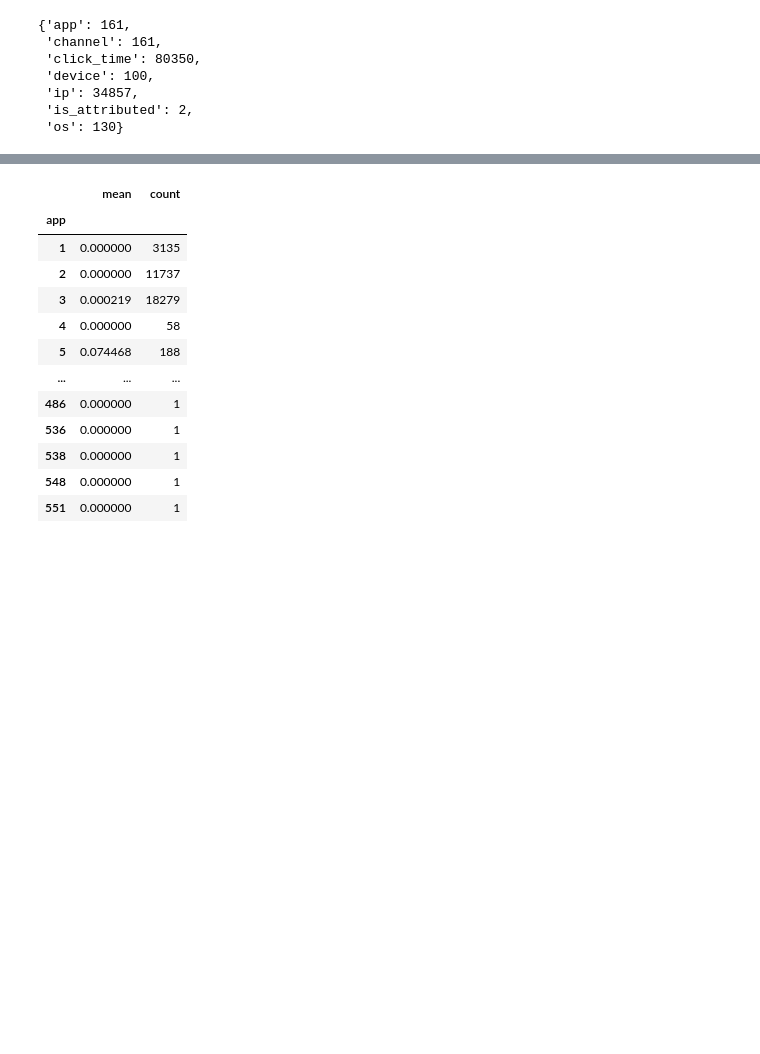
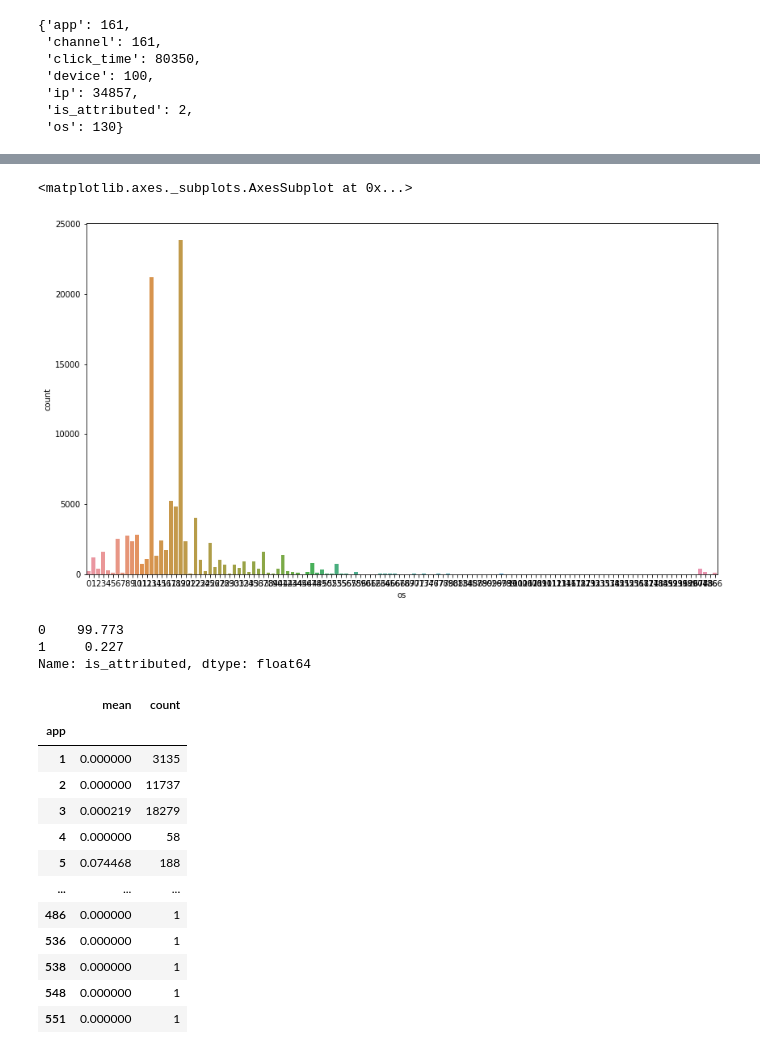
Before and after one commit to Romneasek/Talking_data_fraud_detection, a Jupyter notebook: DT_and_Ensemble_project.ipynb, the cells around one changed output, grey strips where cells are left out. Cells and saved outputs as stored; diff of their text form; code cells hidden in the pictures; blank space fills up the shorter version.

```diff
--- a/DT_and_Ensemble_project.ipynb
+++ b/DT_and_Ensemble_project.ipynb
@@ -108,3 +131,17 @@ number_unique_vals
+# %%
+# os: there are a couple commos OSes (android and ios?), though some are rare and can indicate suspicion
+plt.figure(figsize=(14, 8))
+sns.countplot(x="os", data=data)
+# %% [output]
+<matplotlib.axes._subplots.AxesSubplot at 0x...>
+[figure, added]
+# %%
+# Target variable distribution
+100*(data['is_attributed'].astype('object').value_counts()/len(data.index))
+# %% [output]
+0    99.773
+1     0.227
+Name: is_attributed, dtype: float64
 # %%
 # plot the average of 'is_attributed', or 'download rate'
 # with app (clearly this is non-readable)
```
Also changed, not shown: parts of 5 cells of this notebook.
